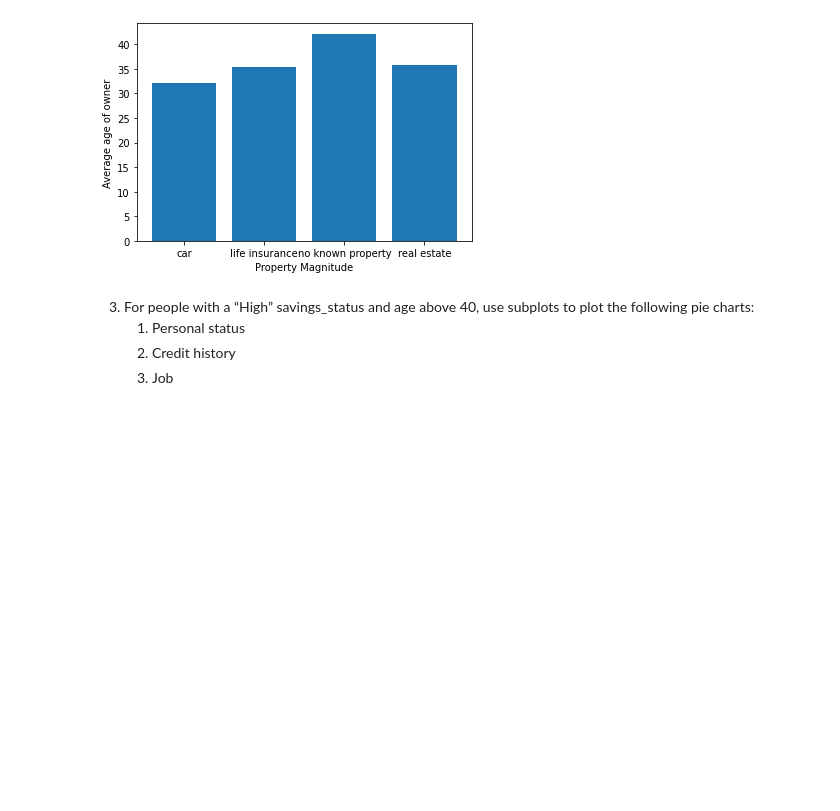
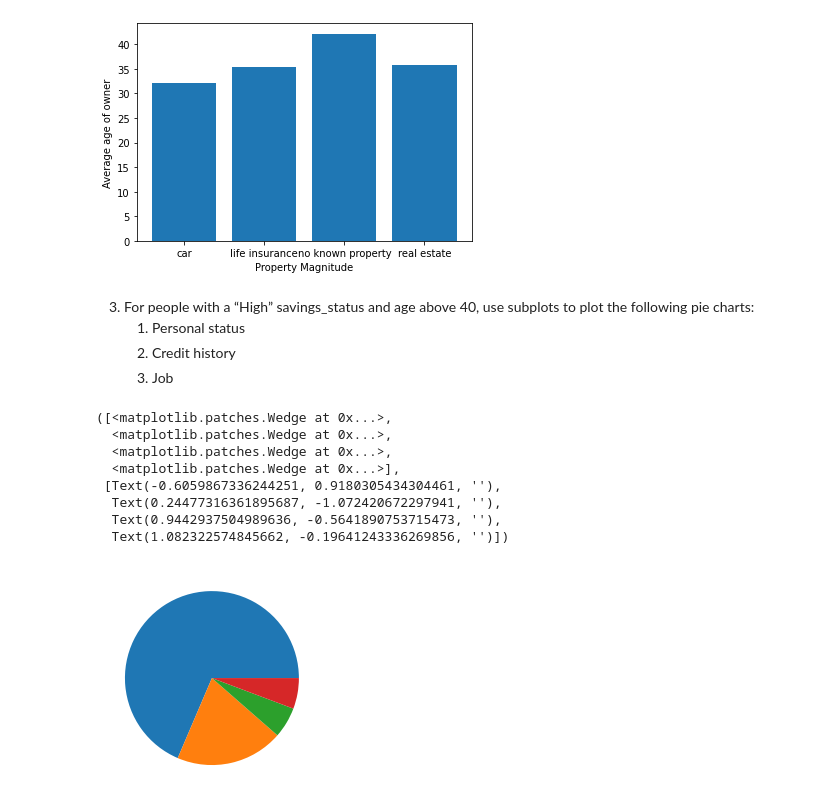
Before and after one commit to benwang2/obsidian-f22, a Jupyter notebook: Rutgers/2022 Fall/210/Assignments/Homework 3/src/german_credit.ipynb, the cells around one changed output. Drawn from its saved outputs; the diff is of its cells as text; code cells hidden in the pictures; blank space fills up the shorter version.

```diff
--- a/Rutgers/2022 Fall/210/Assignments/Homework 3/src/german_credit.ipynb
+++ b/Rutgers/2022 Fall/210/Assignments/Homework 3/src/german_credit.ipynb
@@ -258,3 +257,18 @@ plt.show()
    1. Personal status
    2. Credit history
    3. Job
+# %%
+subset = gcred[gcred["savings_status"] == "High"][gcred["age"] > 40]
+
+plt.pie(subset['personal_status'].value_counts())
+plt.axes(subset['personal_status'].unique())
+# %% [output]
+([<matplotlib.patches.Wedge at 0x...>,
+  <matplotlib.patches.Wedge at 0x...>,
+  <matplotlib.patches.Wedge at 0x...>,
+  <matplotlib.patches.Wedge at 0x...>],
+ [Text(-0.6059867336244251, 0.9180305434304461, ''),
+  Text(0.24477316361895687, -1.072420672297941, ''),
+  Text(0.9442937504989636, -0.5641890753715473, ''),
+  Text(1.082322574845662, -0.19641243336269856, '')])
+[figure, added]
```
Also changed, not shown: parts of 1 cell of this notebook.
